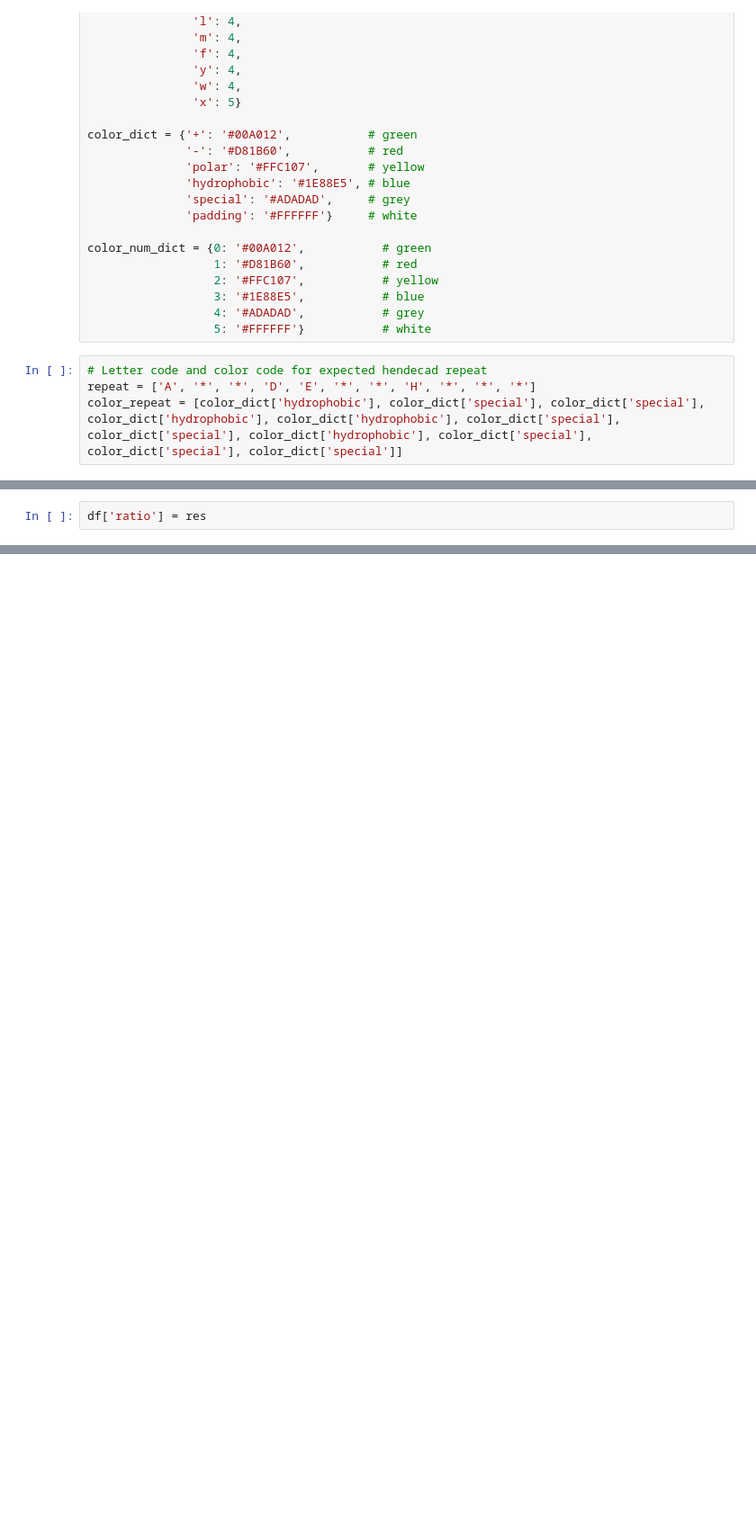
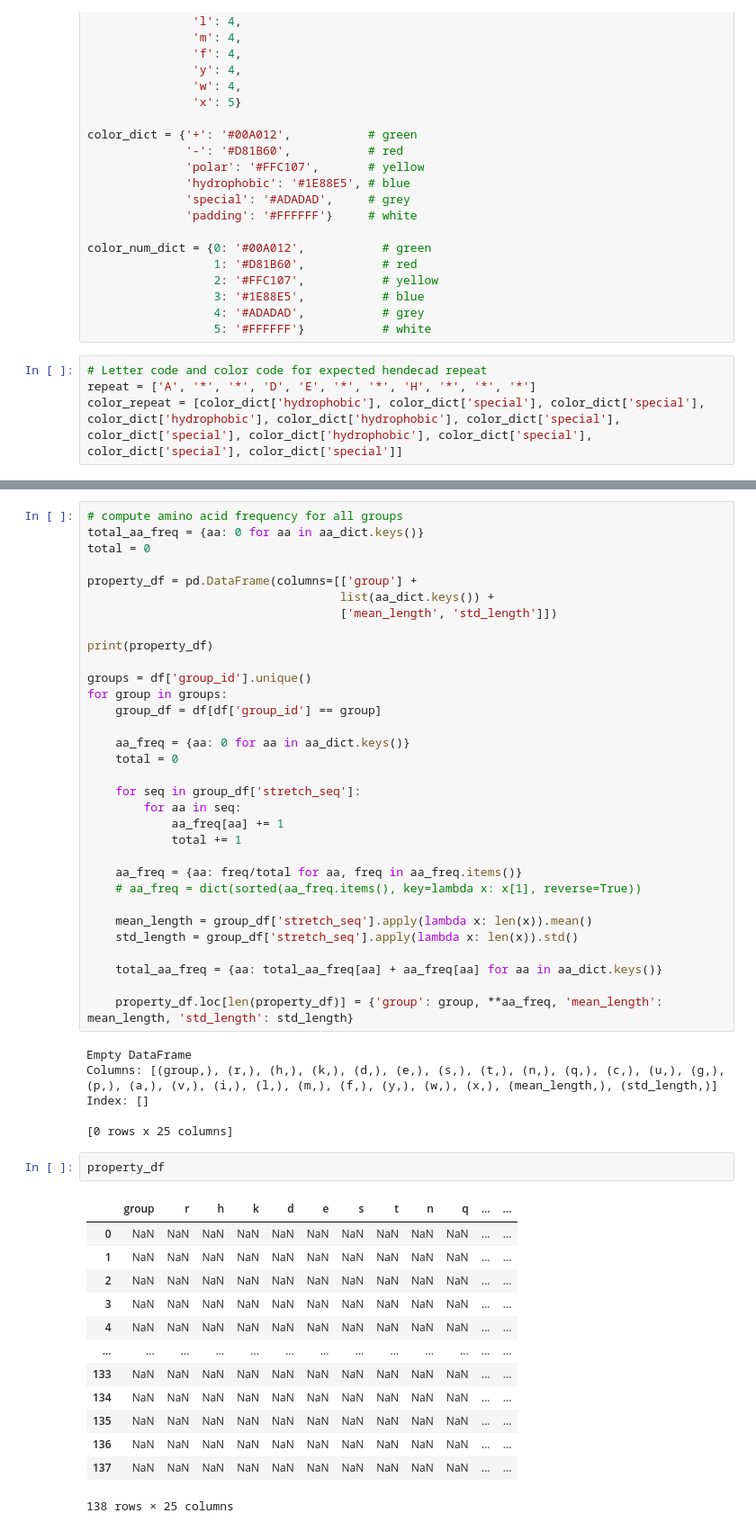
Before and after one commit to donEnno/hendecads, a Jupyter notebook: seq_analysis/seq_analysis.ipynb, the cells around one changed output, grey strips where cells are left out. Shown at 90% size. Drawn from its saved outputs; the diff is of its cells as text; blank space fills up the shorter version.

```diff
--- a/seq_analysis/seq_analysis.ipynb
+++ b/seq_analysis/seq_analysis.ipynb
@@ -214,2 +232,0 @@ plt.show()
-# %%
-df['ratio'] = res
@@ -239,0 +416,54 @@ Name: count, dtype: int64
+# %%
+# compute amino acid frequency for all groups
+total_aa_freq = {aa: 0 for aa in aa_dict.keys()}
+total = 0
+
+property_df = pd.DataFrame(columns=[['group'] +
+                                    list(aa_dict.keys()) +
+                                    ['mean_length', 'std_length']])
+
+print(property_df)
+
+groups = df['group_id'].unique()
+for group in groups:
+    group_df = df[df['group_id'] == group]
+
+    aa_freq = {aa: 0 for aa in aa_dict.keys()}
+    total = 0
+
+    for seq in group_df['stretch_seq']:
+        for aa in seq:
+            aa_freq[aa] += 1
+            total += 1
+
+    aa_freq = {aa: freq/total for aa, freq in aa_freq.items()}
+    # aa_freq = dict(sorted(aa_freq.items(), key=lambda x: x[1], reverse=True))
+
+    mean_length = group_df['stretch_seq'].apply(lambda x: len(x)).mean()
+    std_length = group_df['stretch_seq'].apply(lambda x: len(x)).std()
+
+    total_aa_freq = {aa: total_aa_freq[aa] + aa_freq[aa] for aa in aa_dict.keys()}
+
+    property_df.loc[len(property_df)] = {'group': group, **aa_freq, 'mean_length': mean_length, 'std_length': std_length}
+# %% [output]
+Empty DataFrame
+Columns: [(group,), (r,), (h,), (k,), (d,), (e,), (s,), (t,), (n,), (q,), (c,), (u,), (g,), (p,), (a,), (v,), (i,), (l,), (m,), (f,), (y,), (w,), (x,), (mean_length,), (std_length,)]
+Index: []
+
+[0 rows x 25 columns]
+# %%
+property_df
+# %% [output]
+|  | group | r | h | k | d | e | s | t | n | q | ... | ... |
+| 0 | NaN | NaN | NaN | NaN | NaN | NaN | NaN | NaN | NaN | NaN | ... | ... |
+| 1 | NaN | NaN | NaN | NaN | NaN | NaN | NaN | NaN | NaN | NaN | ... | ... |
+| 2 | NaN | NaN | NaN | NaN | NaN | NaN | NaN | NaN | NaN | NaN | ... | ... |
+| 3 | NaN | NaN | NaN | NaN | NaN | NaN | NaN | NaN | NaN | NaN | ... | ... |
+| 4 | NaN | NaN | NaN | NaN | NaN | NaN | NaN | NaN | NaN | NaN | ... | ... |
+| ... | ... | ... | ... | ... | ... | ... | ... | ... | ... | ... | ... | ... |
+| 133 | NaN | NaN | NaN | NaN | NaN | NaN | NaN | NaN | NaN | NaN | ... | ... |
+| 134 | NaN | NaN | NaN | NaN | NaN | NaN | NaN | NaN | NaN | NaN | ... | ... |
+| 135 | NaN | NaN | NaN | NaN | NaN | NaN | NaN | NaN | NaN | NaN | ... | ... |
+| 136 | NaN | NaN | NaN | NaN | NaN | NaN | NaN | NaN | NaN | NaN | ... | ... |
+| 137 | NaN | NaN | NaN | NaN | NaN | NaN | NaN | NaN | NaN | NaN | ... | ... |
+138 rows × 25 columns
```
Also changed, not shown: parts of 26 cells of this notebook.
